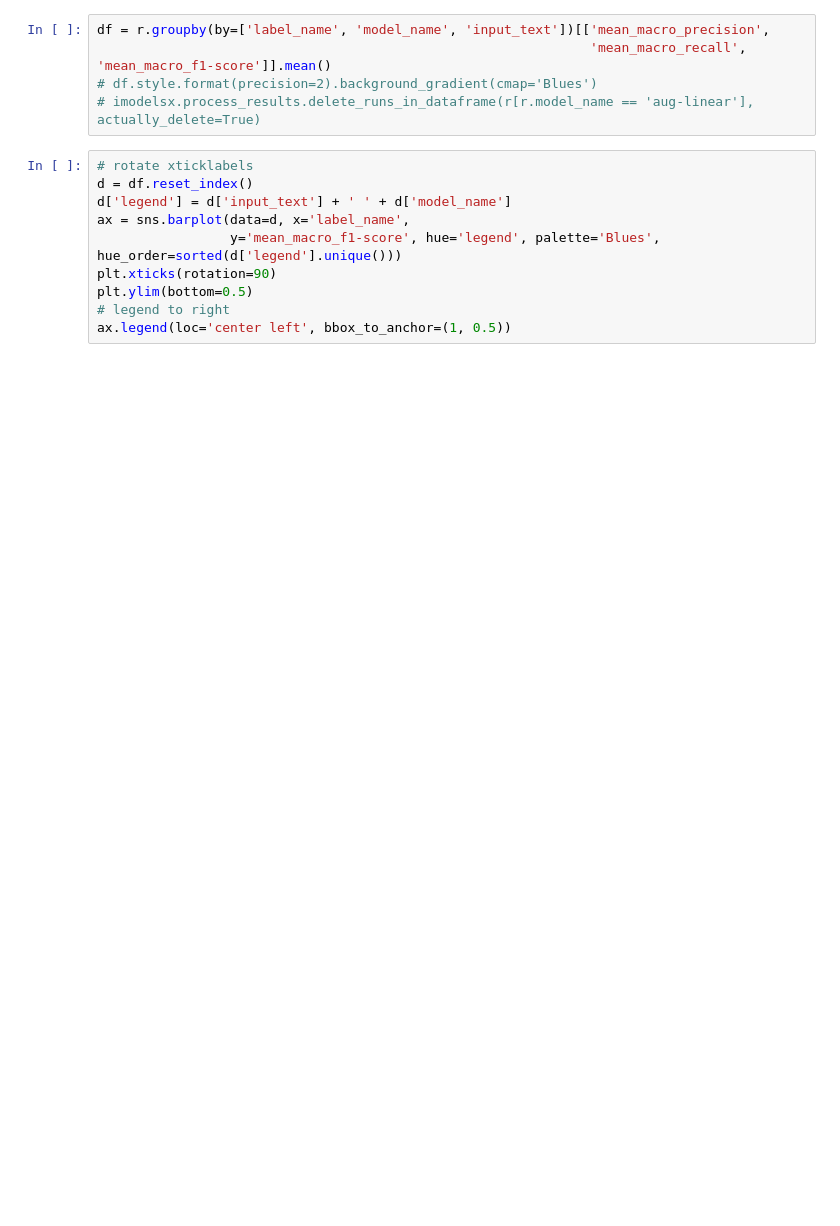
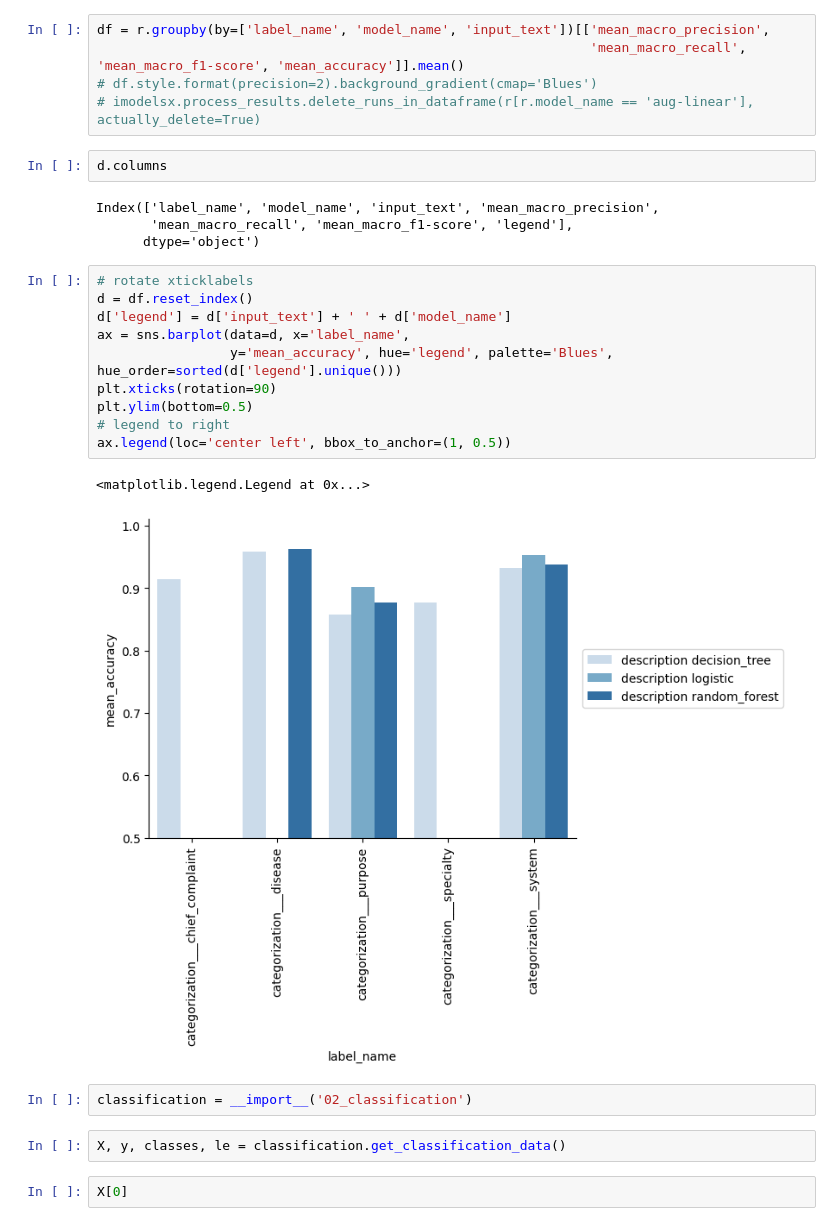
Before and after one commit to csinva/clinical-rule-analysis, a Jupyter notebook: notebooks_llm/02_classification.ipynb, the cells around one changed output. Cells and saved outputs as stored; diff of their text form; blank space fills up the shorter version.

```diff
--- a/notebooks_llm/02_classification.ipynb
+++ b/notebooks_llm/02_classification.ipynb
@@ -25,15 +37,30 @@ r = imodelsx.process_results.fill_missing_args_with_default(
 # %%
 df = r.groupby(by=['label_name', 'model_name', 'input_text'])[['mean_macro_precision',
-                                                               'mean_macro_recall', 'mean_macro_f1-score']].mean()
+                                                               'mean_macro_recall', 'mean_macro_f1-score', 'mean_accuracy']].mean()
 # df.style.format(precision=2).background_gradient(cmap='Blues')
 # imodelsx.process_results.delete_runs_in_dataframe(r[r.model_name == 'aug-linear'], actually_delete=True)
+# %%
+d.columns
+# %% [output]
+Index(['label_name', 'model_name', 'input_text', 'mean_macro_precision',
+       'mean_macro_recall', 'mean_macro_f1-score', 'legend'],
+      dtype='object')
 # %%
 # rotate xticklabels
 d = df.reset_index()
 d['legend'] = d['input_text'] + ' ' + d['model_name']
 ax = sns.barplot(data=d, x='label_name',
-                 y='mean_macro_f1-score', hue='legend', palette='Blues', hue_order=sorted(d['legend'].unique()))
+                 y='mean_accuracy', hue='legend', palette='Blues', hue_order=sorted(d['legend'].unique()))
 plt.xticks(rotation=90)
 plt.ylim(bottom=0.5)
 # legend to right
 ax.legend(loc='center left', bbox_to_anchor=(1, 0.5))
+# %% [output]
+<matplotlib.legend.Legend at 0x...>
+[figure, added]
+# %%
+classification = __import__('02_classification')
+# %%
+X, y, classes, le = classification.get_classification_data()
+# %%
+X[0]
```
Also changed, not shown: parts of 13 cells of this notebook, 4 other files.
